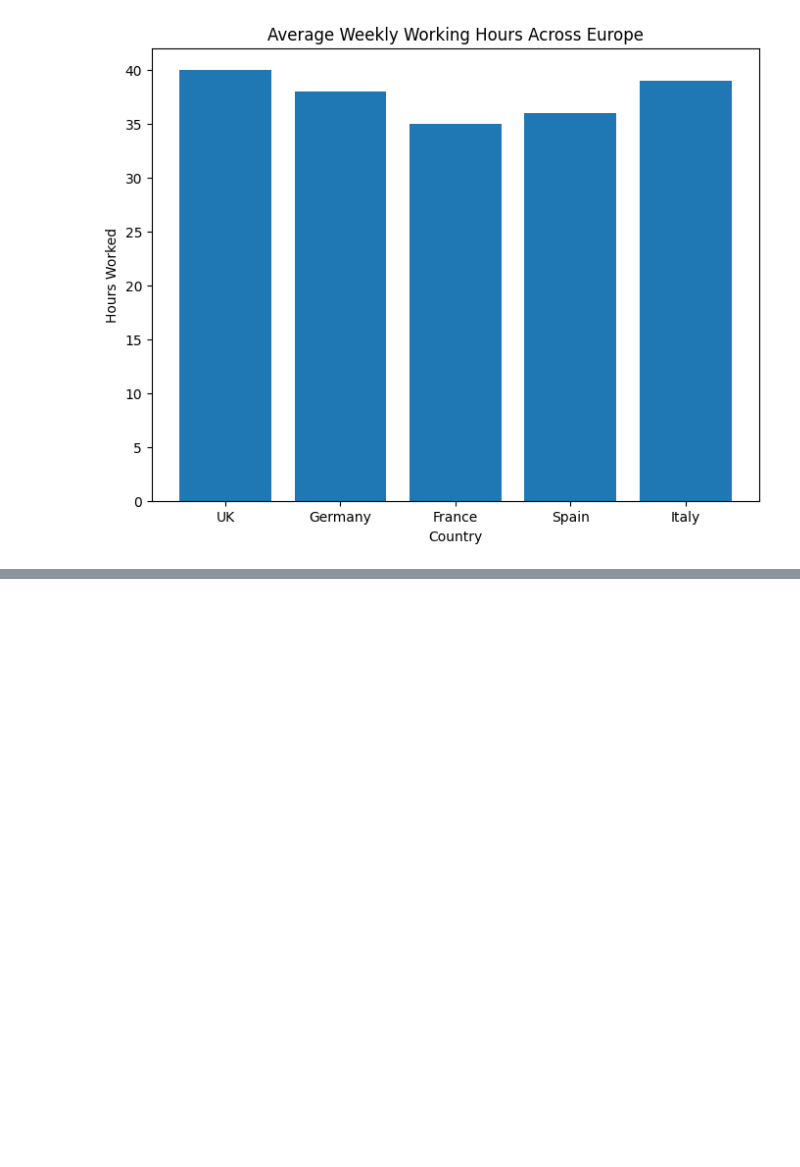
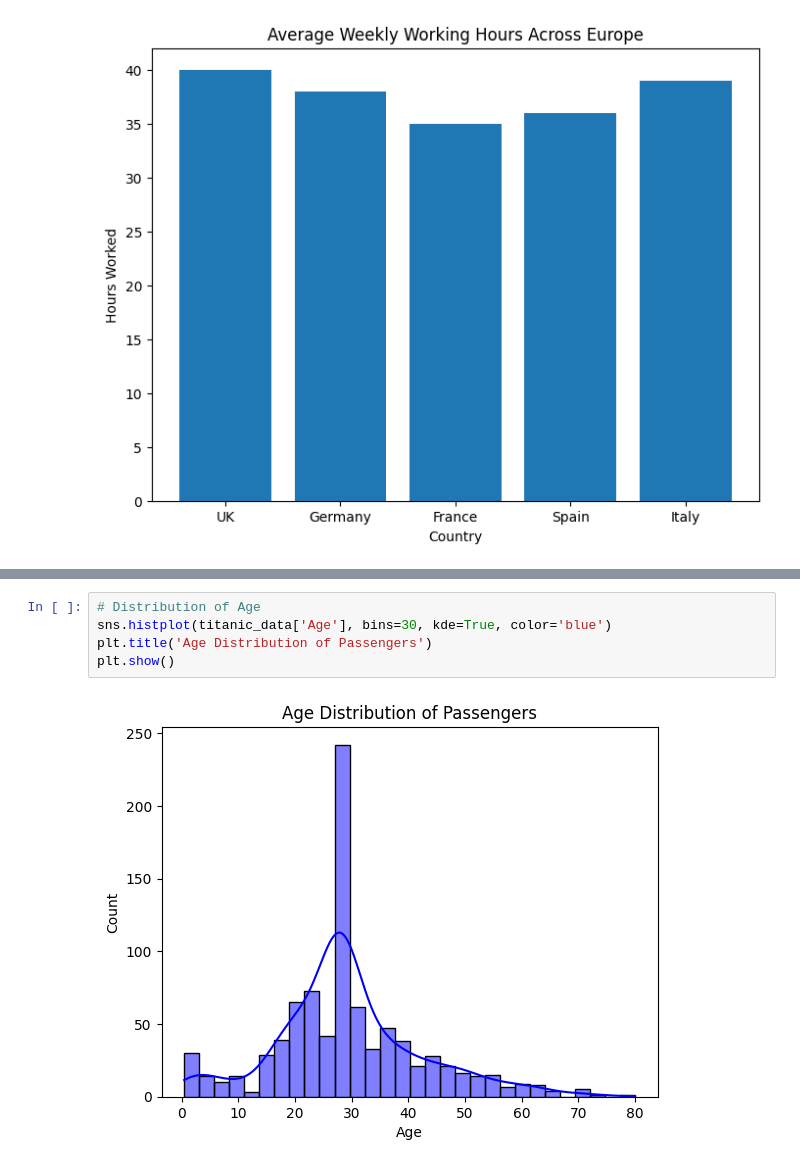
Before and after one commit to Ragul7327/Ragul7327, a Jupyter notebook: ragulEDA.ipynb, the cells around one changed output, grey strips where cells are left out. Saved outputs shown, nothing was run; the diff lists cells and outputs as text; blank space fills up the shorter version.

```diff
--- a/ragulEDA.ipynb
+++ b/ragulEDA.ipynb
@@ -522,0 +586,7 @@ plt.show()
+# %%
+# Distribution of Age
+sns.histplot(titanic_data['Age'], bins=30, kde=True, color='blue')
+plt.title('Age Distribution of Passengers')
+plt.show()
+# %% [output]
+[figure, added]
```
Also changed, not shown: parts of 5 cells of this notebook.
